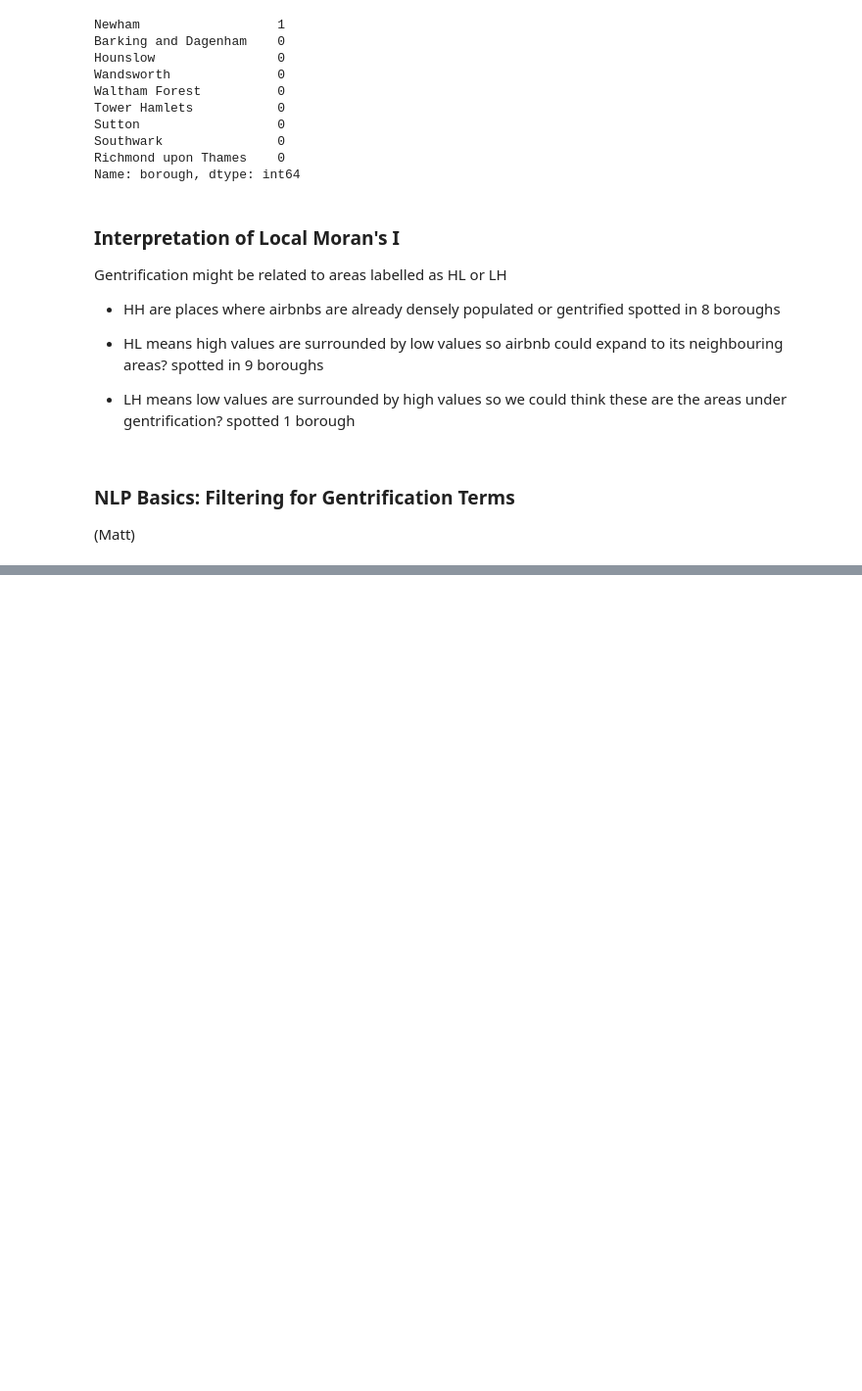
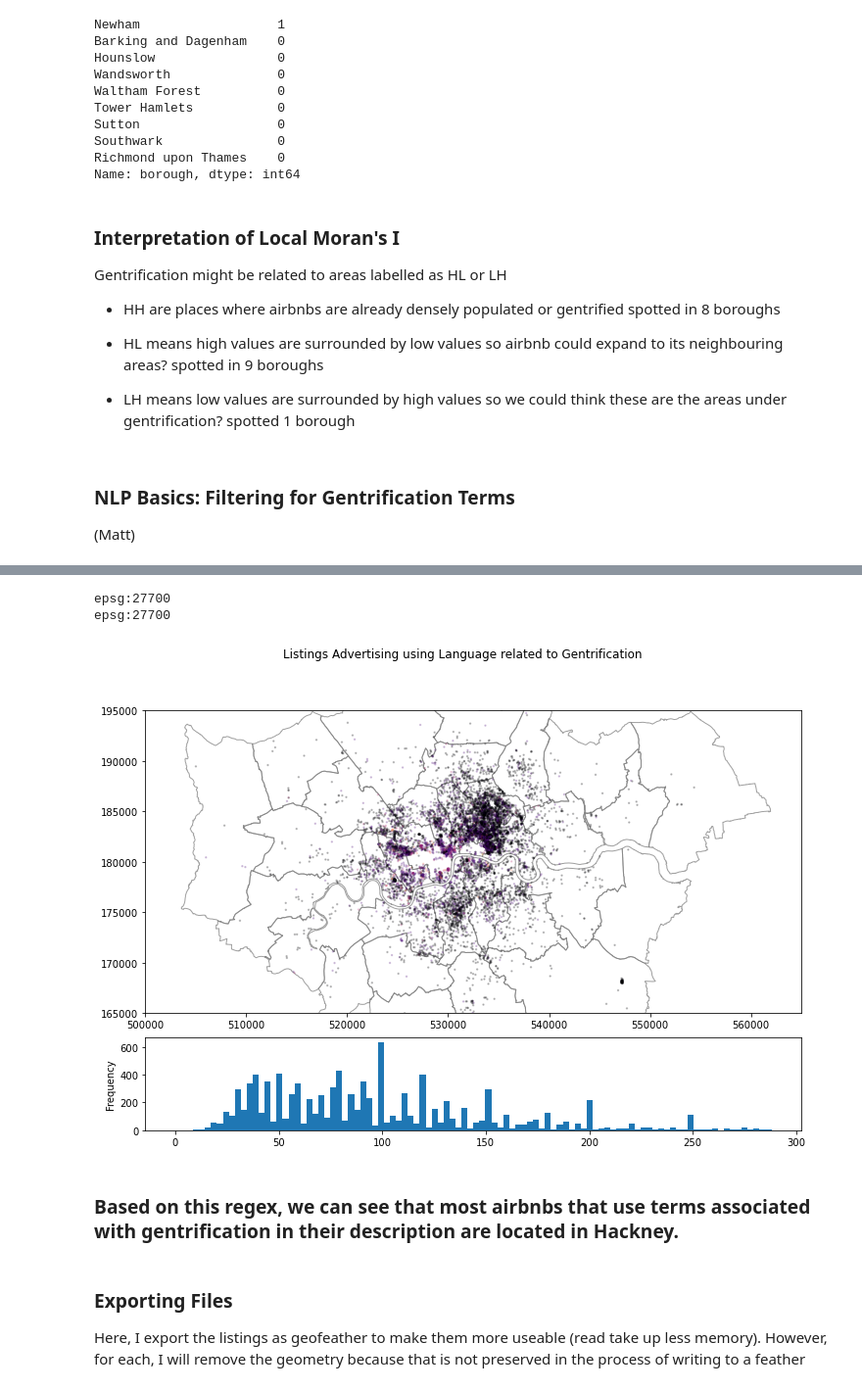
Before and after one commit to lordschmear/outline.fsds, a Jupyter notebook: 2019-airbnb-code_rev.ipynb, the cells around one changed output, grey strips where cells are left out. Shown at 98% size. Cells and saved outputs as stored; diff of their text form; code cells hidden in the pictures; blank space fills up the shorter version.

Commit message:
adding NLP work to 2019 listings

```diff
--- a/2019-airbnb-code_rev.ipynb
+++ b/2019-airbnb-code_rev.ipynb
@@ -1290,0 +1362,6 @@ Gentrification might be related to areas labelled as HL or LH
+# %%
+#remove punctuation
+pattern = re.compile(r'[,\.!\-><=\(\)\[\]\/&\'\"’;\+\–\—]+')
+punkt   = []
+for l in gdf['description']:
+    punkt.append(re.sub(pattern, ' ', l))
@@ -1290,0 +1370,6 @@ Gentrification might be related to areas labelled as HL or LH
+# %%
+#Regex for words often associated with gentrification:
+gent = gdf[gdf.description.str.contains(
+    r'\b(?:trend(?:y|iness|ing)|revitalize|popular(?:ity|ness)|edgy|vibrant|authentic(?:ity)|cultur(?:e|al|ed))\b',
+                                        regex=True, flags=re.IGNORECASE)].copy()
+print(f"Found {gent.shape[0]:,} records for airbnbs in areas that might be gentrifying")
@@ -1290,0 +1390,31 @@ Gentrification might be related to areas labelled as HL or LH
+# %%
+gent['description_norm'] = gent.description.apply(normalise_document, remove_digits=True)
+# %%
+print(boros.crs)
+print(gent.crs)
+# %% [output]
+epsg:27700
+epsg:27700
+# %%
+gent = gent.to_crs('epsg:27700')
+# %%
+f,ax = plt.subplots(1,1,figsize=(12,8))
+
+# The second one is on column2, spread on 3 columns
+ax1 = plt.subplot2grid((4, 1), (0, 0), rowspan=3)
+boros.plot(edgecolor='grey', facecolor='none', linewidth=1, alpha=0.75, ax=ax1)
+gent.plot(markersize=2, column='price', cmap='magma', alpha=0.2, scheme='Fisher_Jenks_Sampled', ax=ax1)
+
+ax1.set_xlim([500000, 565000])
+ax1.set_ylim([165000, 195000]);
+
+# The last one is spread on 1 column only, on the 4th column of the second line.
+ax2 = plt.subplot2grid((4, 1), (3, 0), rowspan=1)
+gent[gent.price<gent.price.quantile(0.95)].price.plot.hist(bins=100, ax=ax2)
+#ax2.set_ylim([0,10000])
+
+plt.suptitle("Listings Advertising using Language related to Gentrification")
+# plt.savefig("Affordable_Listings.png", dpi=150)
+plt.show()
+# %% [output]
+[figure, added]
@@ -1290,0 +1425,2 @@ Gentrification might be related to areas labelled as HL or LH
+# %% [markdown]
+### Based on this regex, we can see that most airbnbs that use terms associated with gentrification in their description are located in Hackney.
@@ -1290,0 +1436,3 @@ Gentrification might be related to areas labelled as HL or LH
+# %% [markdown]
+### Exporting Files
+Here, I export the listings as geofeather to make them more useable (read take up less memory). However, for each, I will remove the geometry because that is not preserved in the process of writing to a feather
```
Also changed, not shown: parts of 20 cells of this notebook.
